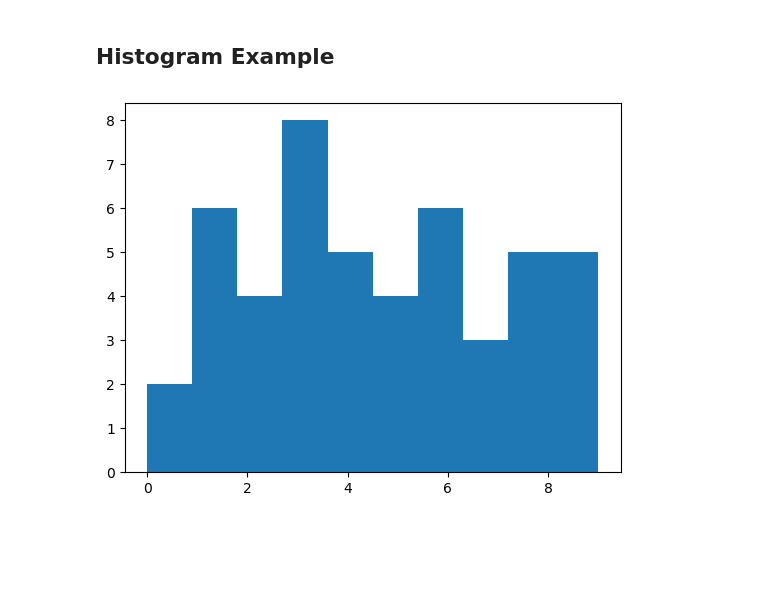
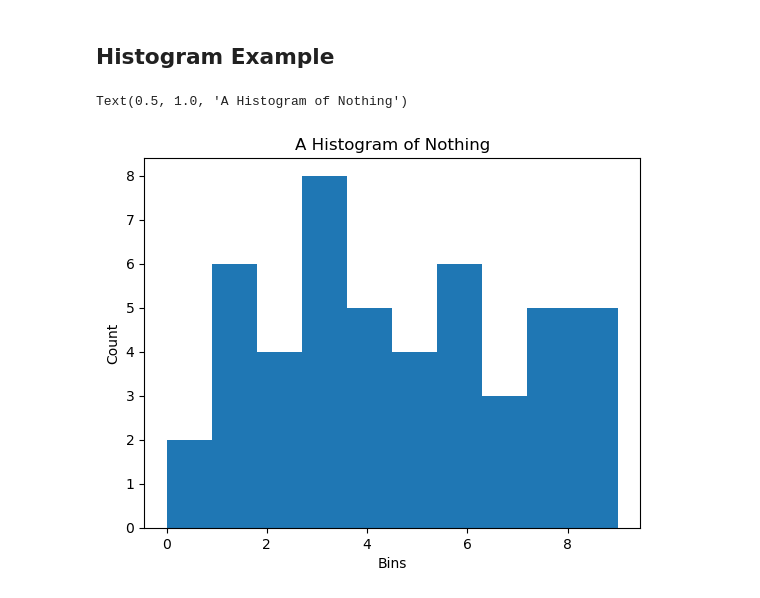
Before and after one commit to radryan1979/PythonCourse, a Jupyter notebook: Notebooks/matplotlib.ipynb, the cells around one changed output. Saved outputs shown, nothing was run; the diff lists cells and outputs as text; code cells hidden in the pictures; blank space fills up the shorter version.

```diff
--- a/Notebooks/matplotlib.ipynb
+++ b/Notebooks/matplotlib.ipynb
@@ -32,8 +51,11 @@ ax.contour(X, Z, p,10, cmap='PuBuGn')
 # %%
 
 the_data = [1,3,4,6,4,8,3,5,3,6,3,4,7,8,8,9,0,3,2,6,8,9,5,2,1,9,7,5,8,6,7,3,6,9,2,3,4,9,0,1,2,1,3,1,4,1,5,6]
 bins = 10
 plt.hist(the_data, bins)
-plt.show()
+plt.xlabel('Bins')
+plt.ylabel('Count')
+plt.title('A Histogram of Nothing')
 # %% [output]
+Text(0.5, 1.0, 'A Histogram of Nothing')
-[figure, old version]
+[figure, new version]
```
Also changed, not shown: parts of 3 cells of this notebook.
